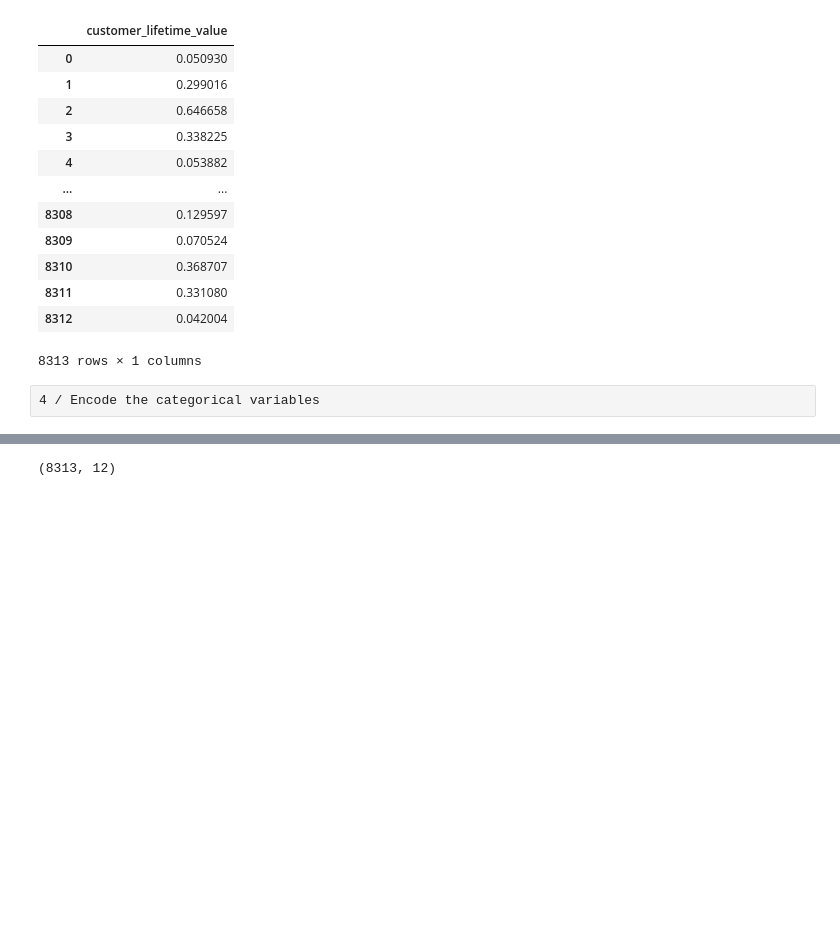
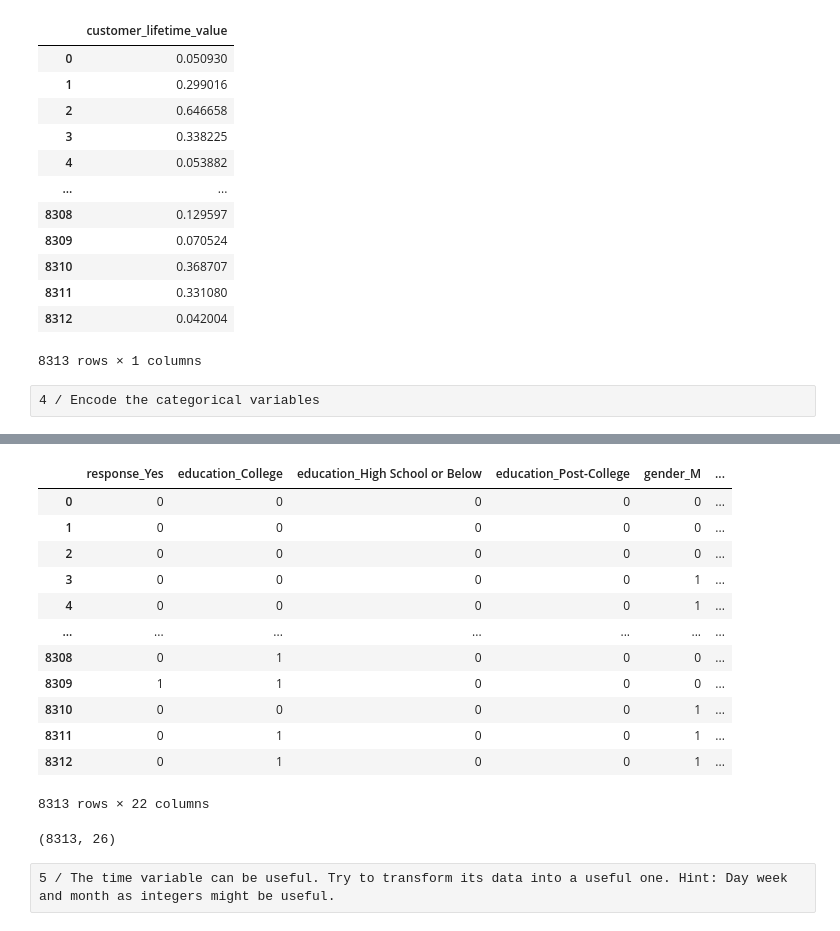
Before and after one commit to ferran34160/lab-data-cleaning-and-wrangling, a Jupyter notebook: Lab 4-04.ipynb, the cells around one changed output, grey strips where cells are left out. Cells and saved outputs as stored; diff of their text form; code cells hidden in the pictures; blank space fills up the shorter version.

```diff
--- a/Lab 4-04.ipynb
+++ b/Lab 4-04.ipynb
@@ -61,13 +61,13 @@ customer_df.loc[:,'policy_type'] = customer_df['policy_type'].apply(clean_policy
 customer_df.loc[:,'policy'] = customer_df['policy'].apply(clean_policy)
 customer_df.loc[:,'vehicle_class'] = customer_df['vehicle_class'].apply(clean_vehicleclass)
 
-customer_df.loc[:,'effective_to_date'] = pd.to_datetime(pd.Series(customer_df.loc[:,'effective_to_date']))
+customer_df.loc[:,'effective_to_date'] = pd.DatetimeIndex(customer_df.loc[:,'effective_to_date'])
 # %% [raw]
 1 / We will start with removing outliers. So far, we have discussed different methods to remove outliers. Use the one you feel more comfortable with, define a function for that. Use the function to remove the outliers and apply it to the dataframe.
 # %%
 #categorical variables
 for column in customer_df.select_dtypes(object).drop(['customer'], axis=1):
-    sns.boxplot(x=customer_df[column], y=customer_df['total_claim_amount'], data=data)
+    sns.boxplot(x=customer_df[column], y=customer_df['total_claim_amount'], data=customer_df)
     plt.show()
     display(customer_df[column].value_counts())
 # %% [output]
@@ -199,7 +199,7 @@ customer_df = outliers(customer_df)
 # %% [raw]
 2 / Create a copy of the dataframe for the data wrangling.
 # %%
-data = customer_df.copy()
+data = customer_df.copy().reset_index()
 # %% [raw]
 3 / Normalize the continuous variables. You can use any one method you want.
 # %%
@@ -230,4 +245,20 @@ onehot = data[['state', 'marital_status', 'policy_type', 'policy', 'renew_offer_
 # %%
-ordinal_encoded = pd.get_dummies(ordinal,
-                            columns=['coverage', 'employmentstatus', 'location_code', 'vehicle_size'],
+onehot = data[['response', 'education', 'gender', 'state', 'marital_status', 'policy_type', 'policy', 'renew_offer_type', 'sales_channel', 'vehicle_class']]
+onehot_encoded = pd.get_dummies(onehot,
+                            columns=['response', 'education', 'gender','state', 'marital_status', 'policy_type', 'policy', 'renew_offer_type', 'sales_channel', 'vehicle_class'],
                             drop_first=True)
+onehot_encoded
+# %% [output]
+|  | response_Yes | education_College | education_High School or Below | education_Post-College | gender_M | ... |
+| 0 | 0 | 0 | 0 | 0 | 0 | ... |
+| 1 | 0 | 0 | 0 | 0 | 0 | ... |
+| 2 | 0 | 0 | 0 | 0 | 0 | ... |
+| 3 | 0 | 0 | 0 | 0 | 1 | ... |
+| 4 | 0 | 0 | 0 | 0 | 1 | ... |
+| ... | ... | ... | ... | ... | ... | ... |
+| 8308 | 0 | 1 | 0 | 0 | 0 | ... |
+| 8309 | 1 | 1 | 0 | 0 | 0 | ... |
+| 8310 | 0 | 0 | 0 | 0 | 1 | ... |
+| 8311 | 0 | 1 | 0 | 0 | 1 | ... |
+| 8312 | 0 | 1 | 0 | 0 | 1 | ... |
+8313 rows × 22 columns
@@ -241,6 +266,7 @@ for column in ordinal.columns :
 cat_encoded = pd.concat([onehot_encoded, ordinal_encoded], axis=1)
 # %%
 cat_encoded.shape
-onehot_encoded.shape
 # %% [output]
-(8313, 12)
+(8313, 26)
+# %% [raw]
+5 / The time variable can be useful. Try to transform its data into a useful one. Hint: Day week and month as integers might be useful.
```
Also changed, not shown: parts of 10 cells of this notebook.
